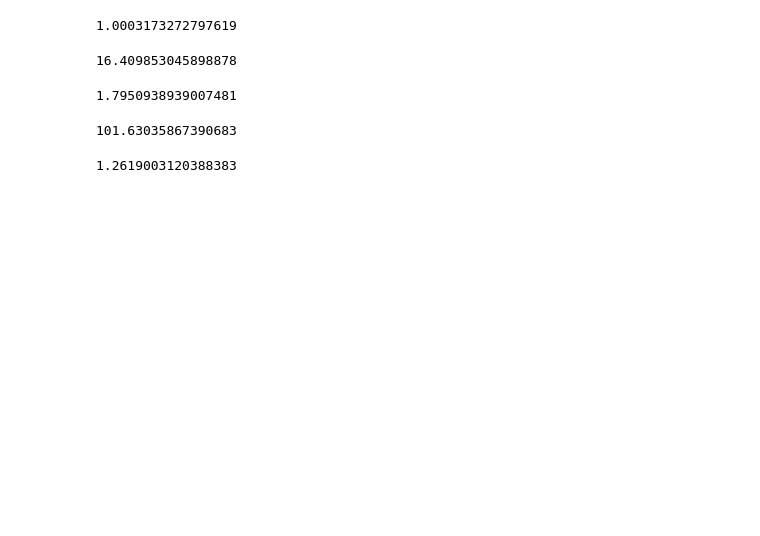
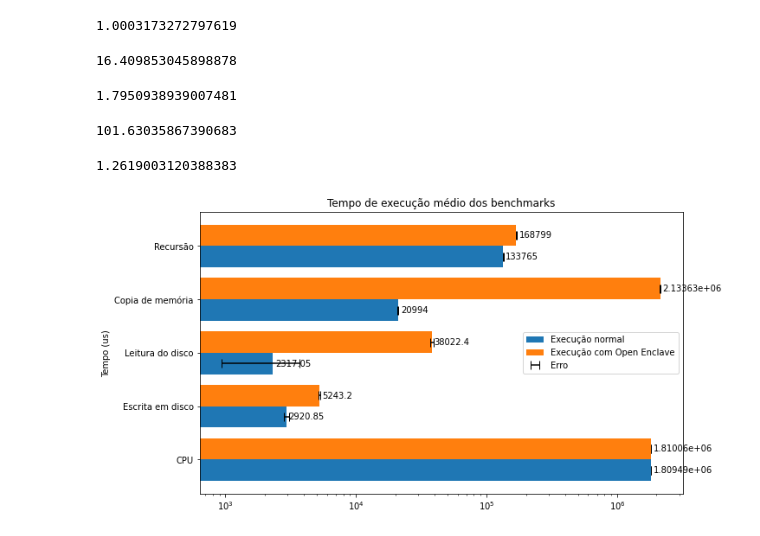
Before and after one commit to AndradeL/pfg-2021, a Jupyter notebook: data/benchmarks.ipynb, the cells around one changed output. Saved outputs shown, nothing was run; the diff lists cells and outputs as text; code cells hidden in the pictures; blank space fills up the shorter version.

Commit message:
benchmarks plots

```diff
--- a/data/benchmarks.ipynb
+++ b/data/benchmarks.ipynb
@@ -34,3 +34,60 @@ np.mean(e_mem_times) / np.mean(n_mem_times)
 np.mean(e_rec_times) / np.mean(n_rec_times)
 # %% [output]
 1.2619003120388383
+# %%
+labels = ["CPU", "Escrita em disco", "Leitura do disco", "Copia de memória", "Recursão"]
+normal_means = [
+    np.mean(n_cpu_times),
+    np.mean(n_diskw_times),
+    np.mean(n_diskr_times),
+    np.mean(n_mem_times),
+    np.mean(n_rec_times)
+]
+normal_err = [
+    2*np.std(n_cpu_times),
+    2*np.std(n_diskw_times),
+    2*np.std(n_diskr_times),
+    2*np.std(n_mem_times),
+    2*np.std(n_rec_times)
+]
+enclave_means = [
+    np.mean(e_cpu_times),
+    np.mean(e_diskw_times),
+    np.mean(e_diskr_times),
+    np.mean(e_mem_times),
+    np.mean(e_rec_times)
+]
+enclave_err = [
+    2*np.std(e_cpu_times),
+    2*np.std(e_diskw_times),
+    2*np.std(e_diskr_times),
+    2*np.std(e_mem_times),
+    2*np.std(e_rec_times)
+]
+
+x = np.arange(len(labels))
+width = 0.4
+
+fig, ax = plt.subplots()
+rects1 = ax.barh(x - width/2, normal_means, width, label='Execução normal')
+rects2 = ax.barh(x + width/2, enclave_means, width, label='Execução com Open Enclave')
+
+ax.errorbar(normal_means, x - width/2, xerr=normal_err, color='black', capsize=5, fmt=' ', label='Erro')
+ax.errorbar(enclave_means, x + width/2, xerr=enclave_err, color='black', capsize=5, fmt=' ')
+
+# Add some text for labels, title and custom x-axis tick labels, etc.
+ax.set_ylabel('Tempo (us)')
+ax.set_title('Tempo de execução médio dos benchmarks')
+ax.set_yticks(x)
+ax.set_yticklabels(labels)
+ax.legend()
+
+ax.bar_label(rects1, padding=3)
+ax.bar_label(rects2, padding=3)
+ax.autoscale(True)
+fig.set_figwidth(10)
+fig.set_figheight(6)
+plt.xscale('log')
+plt.show()
+# %% [output]
+[figure, added]
```
Also changed, not shown: parts of 1 cell of this notebook, 2 other files.
